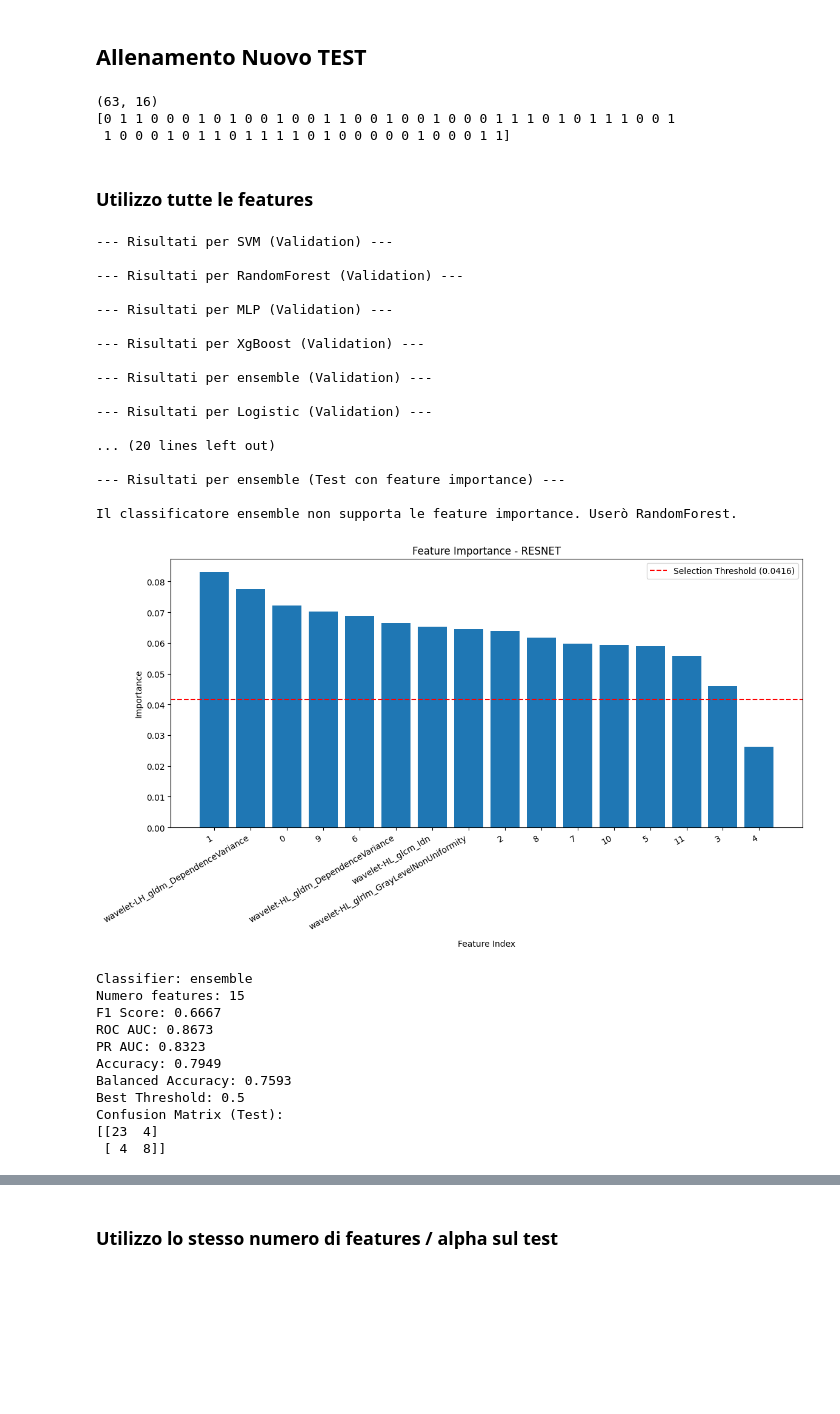
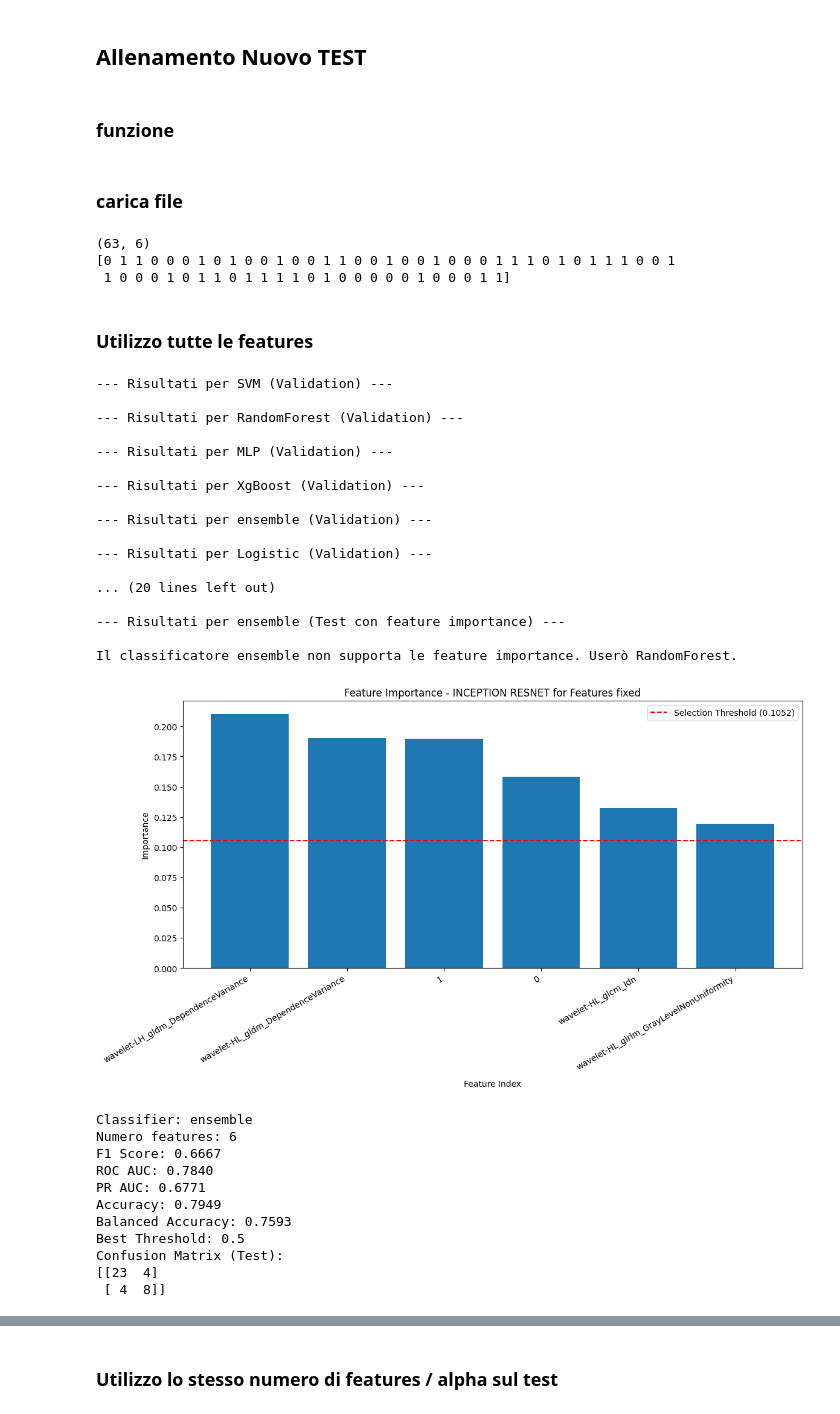
Before and after one commit to alessiamenozzi/TesiBaroniMenozzi, a Jupyter notebook: ClassificatoriFINAL/Class2DCombinatoCrossVal.ipynb, the cells around one changed output, grey strips where cells are left out. Cells and saved outputs as stored; diff of their text form; code cells hidden in the pictures; blank space fills up the shorter version.

Commit message:
nuovi csv e modifiche nei file

```diff
--- a/ClassificatoriFINAL/Class2DCombinatoCrossVal.ipynb
+++ b/ClassificatoriFINAL/Class2DCombinatoCrossVal.ipynb
@@ -125,7 +125,7 @@ print(features.shape)
 # %% [markdown]
 ### caricamento features radiomica
 # %%
-file_path = "../CSV/EncodersSliceMaggiore/Radiomica_Wavelet_2D.csv"
+file_path = "../CSV/GMP/EncodersSliceMaggiore/Radiomica_Wavelet_2D.csv"
 #file_path = "../CSV/EncodersSliceMaggiore/Radiomica_2D.csv"
 
 df = pd.read_csv(file_path, sep=',')
@@ -808,11 +863,11 @@ alpha_inc_new = np.linspace(0.055, 0.41, 30).tolist() ## RANGE INCEPETION
 
 alpha_res_new = np.linspace(0.1, 0.5, 30).tolist() ## RANGE resnet
 
-###############       2A
+###############    2B
 alpha_inc_immaginimediche = np.linspace(0.0005, 0.01, 30)
 alpha_res_immaginimediche = np.linspace(0.0002, 0.02, 30)
 
-############### encoders imagenet e immagine non annerita      1B
+############### encoders imagenet e immagine non annerita  1B
 alpha_res_inc_imagenet_new = np.linspace(0.0001, 0.01, 30)
 alpha_vgg_imagenet_new = np.linspace(0, 0.005, 10)
 
@@ -826,16 +881,19 @@ alpha_res_fullimage_new_norm= np.linspace(0.006, 0.05, 30).tolist()
 alpha_inc_fullimage_new_norm= np.linspace(0.001, 0.05, 20).tolist()
 alpha_incres_fullimage_new_norm= np.linspace(0.0042, 0.02, 30).tolist()
 
-########### encoders nuovi e immagine annerita      2A
+########### encoders nuovi e immagine annerita  2A
 alpha_res_new_black= np.linspace(0.01, 0.1, 30).tolist()
 
-########### encoders imagenet e full image        1C
+########### encoders imagenet e full image  1C
 alpha_vgg_imagenet_fullimage = np.linspace(2.8, 50, 50).tolist()
 alpha_res_imagenet_fullimage = np.linspace(0.049, 0.3, 50).tolist()
 alpha_inc_imagenet_fullimage = np.linspace(0.075, 0.4, 50).tolist()
 
 
-alpha_values=alpha_incres_fullimage_new_norm
+alpha_values=alpha_rad_new
+
+#alpha_values.remove(0.0)
+
 
 #thresholds=np.arange(0.4, 0.61, 0.01)
 
@@ -844,9 +902,9 @@ thresholds=[0.5]
 #selectors=['lasso', 'mrmr','rf', 'logistic']
 
 classifiers=['XgBoost',  'SVM', 'ensemble','RandomForest', 'Logistic', 'MLP']
-classifiers=['SVM']
+#classifiers=['SVM']
 selectors=['mrmr','rf', 'logistic', 'lasso']
-selectors = ['mrmr']
+#selectors = ['mrmr','rf', 'logistic']
 # %% [markdown]
 ## Loop per Validation seed SPECIFICI
 # %%
@@ -1609,5 +1674,7 @@ I due CSV sono stati uniti e salvati in '\Users\bsbar\Desktop\selected_features_
 # %% [markdown]
 ## Allenamento Nuovo TEST
+# %% [markdown]
+### funzione
 # %%
 def classification_method_features_fixed(classifier, x_train, y_train, x_test, y_test):
 
@@ -1650,7 +1717,7 @@ def classification_method_features_fixed(classifier, x_train, y_train, x_test, y
     return best_case
 ####################################################################################################
 
-def classification_method_features_fixed_importance(classifier_features, classifier_true, x_train, y_train, x_test, y_test, df, nome_grafico):
+def classification_method_features_fixed_importance(classifier_features, classifier_true, x_train, y_train, x_test, y_test, df, nome_grafico, mode_grafico):
     best_case = None
 
     # Inizializza il classificatore e calcola l'importanza delle feature
@@ -1684,7 +1751,7 @@ def classification_method_features_fixed_importance(classifier_features, classif
     # Plot delle feature importance
     # Plot delle feature importance
     plt.figure(figsize=(12, 6))  # Aumenta leggermente la larghezza del grafico
-    plt.title(f"Feature Importance - {nome_grafico}")
+    plt.title(f"Feature Importance - {nome_grafico} for {mode_grafico}")
     plt.bar(range(len(ordered_importance)), ordered_importance, align="center")
 
     # Usa le nuove etichette con i nomi per le ultime 4 feature
@@ -1810,8 +1877,10 @@ def classification_method_selector_fixed(classifier, selector, x_train, y_train,
     return best_case
 
 ################################################################
+# %% [markdown]
+### carica file
 # %%
-file_path = r"..\CSV\CSVEncMedico_features_fisse\NuoviPesiFullImage\selected_features_combined_RESNET_Rad.csv"  # Sostituisci con il tuo percorso del file
+file_path = "../CSV/CombinazioniRad+Enc/GAP/selected_features_combined_INCRES_Rad_2C_featfisse.csv" # Sostituisci con il tuo percorso del file
 df = pd.read_csv(file_path)
 
 # Droppa la prima colonna
@@ -1823,7 +1892,7 @@ Y_train, y_val, X_train, X_val= train_test_split(Y_train1, X_train1, test_size=0
 print(X_train.shape)
 print(Y_train)
 # %% [output]
-(63, 16)
+(63, 6)
 [0 1 1 0 0 0 1 0 1 0 0 1 0 0 1 1 0 0 1 0 0 1 0 0 0 1 1 1 0 1 0 1 1 1 0 0 1
  1 0 0 0 1 0 1 1 0 1 1 1 1 0 1 0 0 0 0 0 1 0 0 0 1 1]
 # %% [markdown]
@@ -1831,12 +1900,15 @@ print(Y_train)
 # %%
 import re
 
-
-match = re.search(r'selected_features_combined_(.*?)_Rad.csv', file_path)
+match = re.search(r'selected_features_combined_(.*?)_Rad_.*\_(.*?).csv', file_path)
 if(match.group(1) == 'INCRES'):
     nome_grafico = 'INCEPTION RESNET'
 else:
     nome_grafico =match.group(1)
+if(match.group(2) == 'numfisso'):
+    mode_grafico = 'Num_features fixed'
+else:
+    mode_grafico = 'Features fixed'
 
 classifiers = ["SVM", "RandomForest", "MLP", "XgBoost", 'ensemble', 'Logistic']
 #classifiers = ["SVM"]
@@ -1891,45 +1963,45 @@ print(f"Confusion Matrix (Test):\n{results_no_importance['confusion_matrix']}")
 # Test con feature importance (RandomForest come default se il classificatore non ha feature importance)
 print(f"\n--- Risultati per {best_classifier} (Test con feature importance) ---")
 if hasattr(classifierinitialization(best_classifier).fit(X_train1, Y_train1), 'feature_importances_'):
-    results_importance = classification_method_features_fixed_importance('RandomForest', best_classifier, X_train1, Y_train1, X_test, y_test, df, nome_grafico)
+    results_importance = classification_method_features_fixed_importance('RandomForest', best_classifier, X_train1, Y_train1, X_test, y_test, df, nome_grafico, mode_grafico)
 else:
     print(f"\nIl classificatore {best_classifier} non supporta le feature importance. Userò RandomForest.")
-    results_importance = classification_method_features_fixed_importance('RandomForest',best_classifier, X_train1, Y_train1, X_test, y_test, df, nome_grafico)
+    results_importance = classification_method_features_fixed_importance('RandomForest',best_classifier, X_train1, Y_train1, X_test, y_test, df, nome_grafico, mode_grafico)
 
 # Stampa i risultati finali sul test set (con feature importance)
 print(f"Classifier: {results_importance['classifier']}")
 print(f"Numero features: {results_importance['number_features']}")
 print(f"F1 Score: {results_importance['f1']:.4f}")
 print(f"ROC AUC: {results_importance['roc_auc']:.4f}")
 print(f"PR AUC: {results_importance['pr_auc']:.4f}")
 print(f"Accuracy: {results_importance['accuracy']:.4f}")
 print(f"Balanced Accuracy: {results_importance['balanced_accuracy']:.4f}")
 print(f"Best Threshold: {results_importance['best_threshold']}")
 print(f"Confusion Matrix (Test):\n{results_importance['confusion_matrix']}")
 # %% [output]
 --- Risultati per SVM (Validation) ---
 
 --- Risultati per RandomForest (Validation) ---
 
 --- Risultati per MLP (Validation) ---
 
 --- Risultati per XgBoost (Validation) ---
 
 --- Risultati per ensemble (Validation) ---
 
 --- Risultati per Logistic (Validation) ---
 
 ... (20 lines left out)
 
 --- Risultati per ensemble (Test con feature importance) ---
 
 Il classificatore ensemble non supporta le feature importance. Userò RandomForest.
-[figure, old version]
+[figure, new version]
 Classifier: ensemble
-Numero features: 15
+Numero features: 6
 F1 Score: 0.6667
-ROC AUC: 0.8673
-PR AUC: 0.8323
+ROC AUC: 0.7840
+PR AUC: 0.6771
 Accuracy: 0.7949
 Balanced Accuracy: 0.7593
 Best Threshold: 0.5
```
Also changed, not shown: parts of 17 cells of this notebook, 5 other files.
